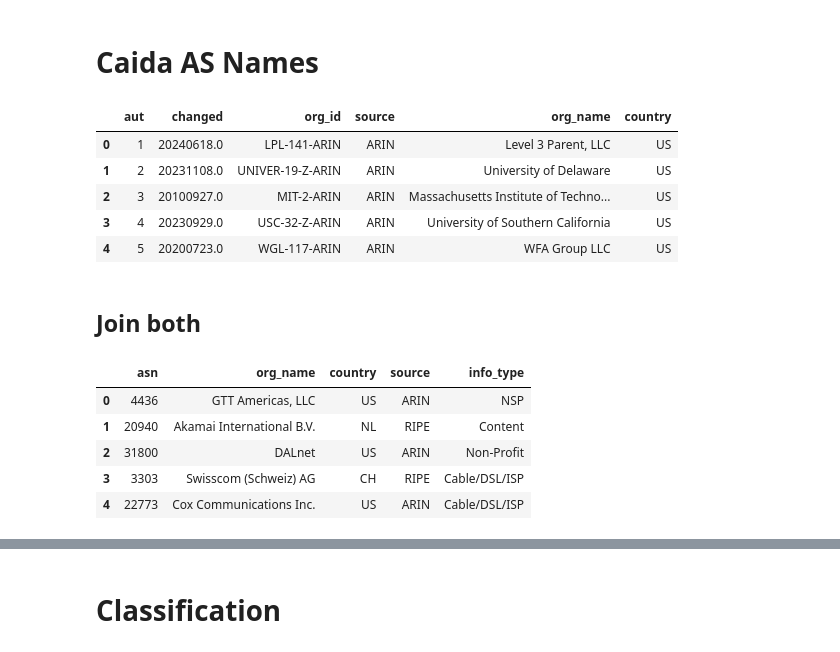
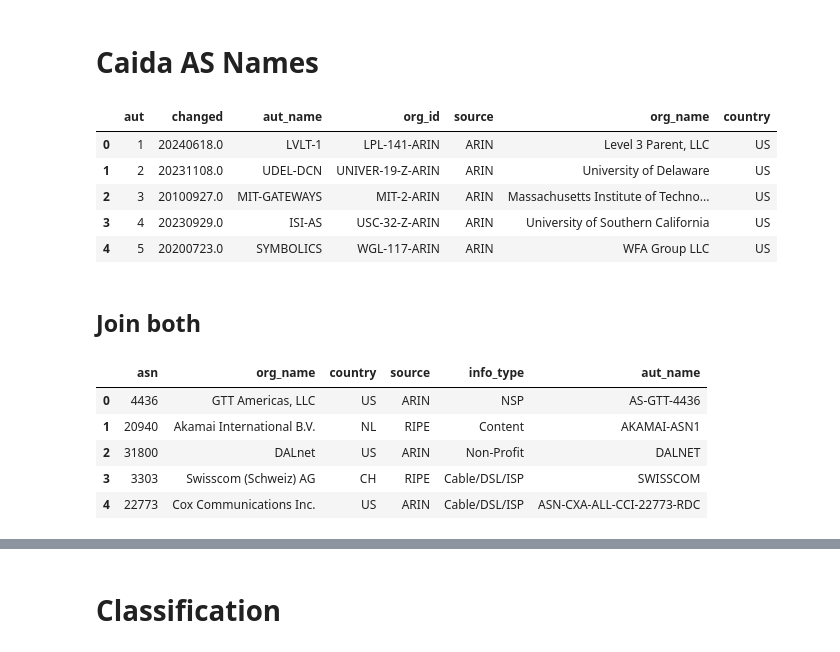
Before and after one commit to JohannesHartUniKassel/asn-classifier, a Jupyter notebook: notebooks/classificator/text_classification.ipynb, the cells around one changed output, grey strips where cells are left out. Saved outputs shown, nothing was run; the diff lists cells and outputs as text; code cells hidden in the pictures.

```diff
--- a/notebooks/classificator/text_classification.ipynb
+++ b/notebooks/classificator/text_classification.ipynb
@@ -34,7 +34,7 @@ net_df.head()
 # Caida AS Names
 # %%
 import io
-with open('/workspaces/pytorch-gpu-2/preprocessing/data/caida/20251001.as-org2info.txt', 'r', newline='', encoding='utf-8') as input_file:
+with open('../../preprocessing/data/caida/20251001.as-org2info.txt', 'r', newline='', encoding='utf-8') as input_file:
     lines = input_file.readlines()
     # Buffers initialisieren
     aut_lines = []
@@ -46,53 +46,53 @@ with open('/workspaces/pytorch-gpu-2/preprocessing/data/caida/20251001.as-org2in
 
     for i, line in enumerate(lines):
         line = line.strip()
         if line.startswith("# format:aut"):
             mode = "aut"
             continue
         elif line.startswith("# format:org_id"):
             mode = "org"
             continue
         elif line.startswith("#") or not line:
             # Andere Kommentar- oder Leerzeilen überspringen
             continue
         if mode == "aut":
             aut_lines.append(line)
             aut_count += 1
         elif mode == "org":
             org_lines.append(line)
             org_count += 1
     # StringIO-Objekte aus den gesammelten Zeilen bauen
     aut_buffer = io.StringIO("\n".join(aut_lines))
     org_buffer = io.StringIO("\n".join(org_lines))
     # DataFrames einlesen
     aut_df = pd.read_csv(aut_buffer, sep="|",
-                        names=["aut", "changed", "aut_name", "org_id", "opaque_id", "source"], usecols=["aut", "org_id", "source", "changed"])
+                        names=["aut", "changed", "aut_name", "org_id", "opaque_id", "source"], usecols=["aut", "org_id", "source", "changed", "aut_name"])
     org_df = pd.read_csv(org_buffer, sep="|",
                         names=["org_id", "changed", "org_name", "country", "source"], usecols=["org_id", "org_name", "country"])
 
     # Join the DataFrames
     joined_df = pd.merge(aut_df, org_df, on="org_id", how="left")
 joined_df.head()
 # %% [output]
-|  | aut | changed | org_id | source | org_name | country |
-| 0 | 1 | 20240618.0 | LPL-141-ARIN | ARIN | Level 3 Parent, LLC | US |
-| 1 | 2 | 20231108.0 | UNIVER-19-Z-ARIN | ARIN | University of Delaware | US |
-| 2 | 3 | 20100927.0 | MIT-2-ARIN | ARIN | Massachusetts Institute of Techno... | US |
-| 3 | 4 | 20230929.0 | USC-32-Z-ARIN | ARIN | University of Southern California | US |
-| 4 | 5 | 20200723.0 | WGL-117-ARIN | ARIN | WFA Group LLC | US |
+|  | aut | changed | aut_name | org_id | source | org_name | country |
+| 0 | 1 | 20240618.0 | LVLT-1 | LPL-141-ARIN | ARIN | Level 3 Parent, LLC | US |
+| 1 | 2 | 20231108.0 | UDEL-DCN | UNIVER-19-Z-ARIN | ARIN | University of Delaware | US |
+| 2 | 3 | 20100927.0 | MIT-GATEWAYS | MIT-2-ARIN | ARIN | Massachusetts Institute of Techno... | US |
+| 3 | 4 | 20230929.0 | ISI-AS | USC-32-Z-ARIN | ARIN | University of Southern California | US |
+| 4 | 5 | 20200723.0 | SYMBOLICS | WGL-117-ARIN | ARIN | WFA Group LLC | US |
 # %% [markdown]
 ## Join both
 # %%
 peering_df_joined = pd.merge(net_df, joined_df, left_on='asn', right_on='aut', how='left')
-peering_df_joined = peering_df_joined[['asn', 'org_name', 'country', 'source', 'info_type']]
+peering_df_joined = peering_df_joined[['asn', 'org_name', 'country', 'source', 'info_type', "aut_name"]]
 peering_df_joined.head()
 # %% [output]
-|  | asn | org_name | country | source | info_type |
-| 0 | 4436 | GTT Americas, LLC | US | ARIN | NSP |
-| 1 | 20940 | Akamai International B.V. | NL | RIPE | Content |
-| 2 | 31800 | DALnet | US | ARIN | Non-Profit |
-| 3 | 3303 | Swisscom (Schweiz) AG | CH | RIPE | Cable/DSL/ISP |
-| 4 | 22773 | Cox Communications Inc. | US | ARIN | Cable/DSL/ISP |
+|  | asn | org_name | country | source | info_type | aut_name |
+| 0 | 4436 | GTT Americas, LLC | US | ARIN | NSP | AS-GTT-4436 |
+| 1 | 20940 | Akamai International B.V. | NL | RIPE | Content | AKAMAI-ASN1 |
+| 2 | 31800 | DALnet | US | ARIN | Non-Profit | DALNET |
+| 3 | 3303 | Swisscom (Schweiz) AG | CH | RIPE | Cable/DSL/ISP | SWISSCOM |
+| 4 | 22773 | Cox Communications Inc. | US | ARIN | Cable/DSL/ISP | ASN-CXA-ALL-CCI-22773-RDC |
 # %%
 category_map = {
     "NSP": "Transit",
```
Also changed, not shown: parts of 49 cells of this notebook, 18 other files.
